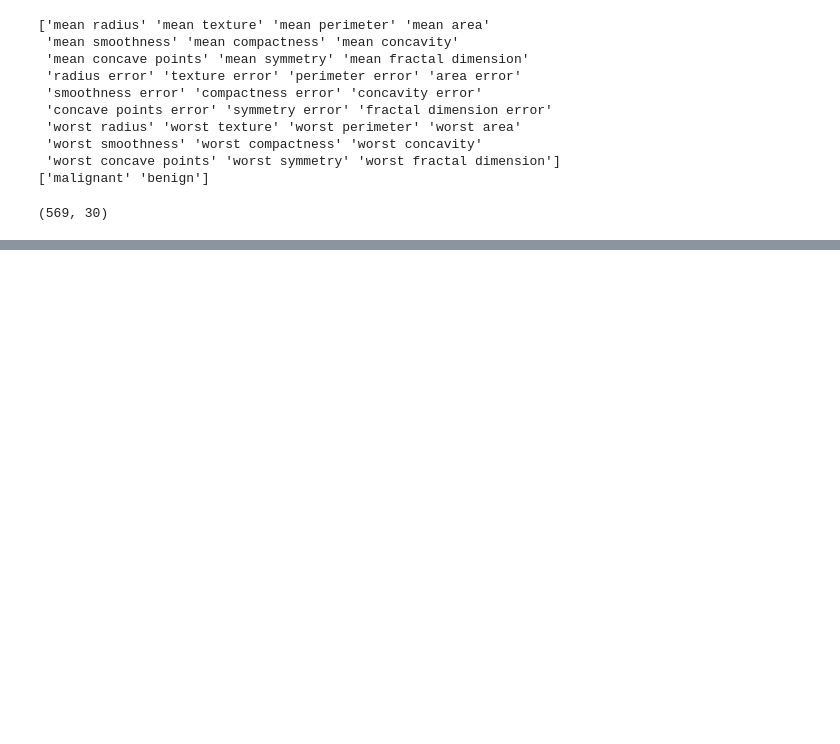
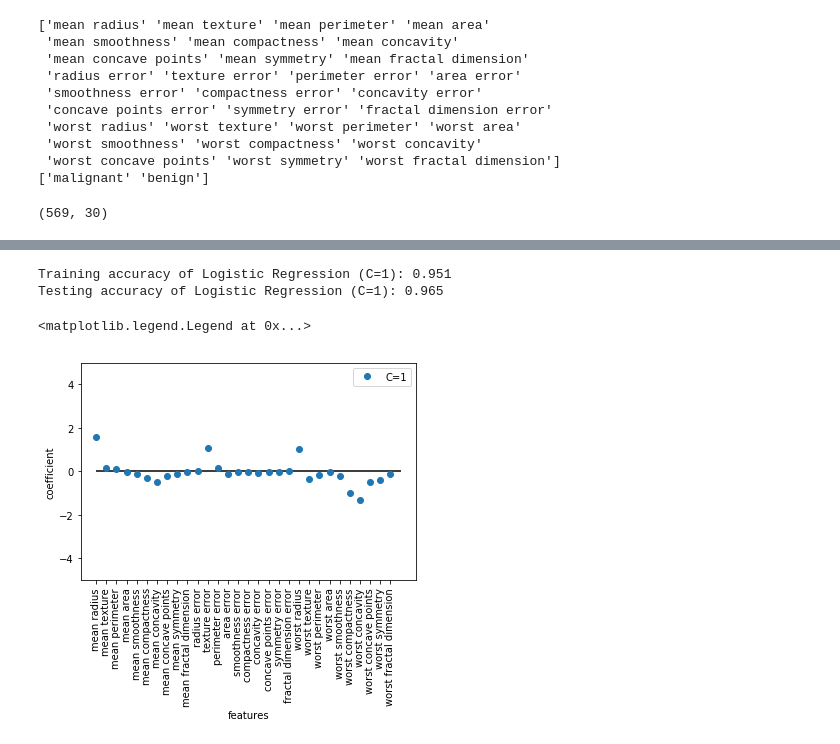
Before and after one commit to manaliad/data-science, a Jupyter notebook: breast_cancer.ipynb, the cells around one changed output, grey strips where cells are left out. Drawn from its saved outputs; the diff is of its cells as text; code cells hidden in the pictures; blank space fills up the shorter version.

```diff
--- a/breast_cancer.ipynb
+++ b/breast_cancer.ipynb
@@ -25,0 +51,19 @@ brca.data.shape
+# %%
+lr = LogisticRegression()
+lr.fit(X_train, y_train)
+
+print('Training accuracy of Logistic Regression (C=1): {:.3f}'.format(lr.score(X_train, y_train)))
+print('Testing accuracy of Logistic Regression (C=1): {:.3f}'.format(lr.score(X_test, y_test)))
+
+plt.plot(lr.coef_.T, 'o', label='C=1')
+plt.xticks(range(brca.data.shape[1]), brca.feature_names, rotation=90)
+plt.hlines(0,0, brca.data.shape[1])
+plt.ylim(-5,5)
+plt.xlabel('features')
+plt.ylabel('coefficient')
+plt.legend()
+# %% [output]
+Training accuracy of Logistic Regression (C=1): 0.951
+Testing accuracy of Logistic Regression (C=1): 0.965
+<matplotlib.legend.Legend at 0x...>
+[figure, added]
```
Also changed, not shown: parts of 10 cells of this notebook.
